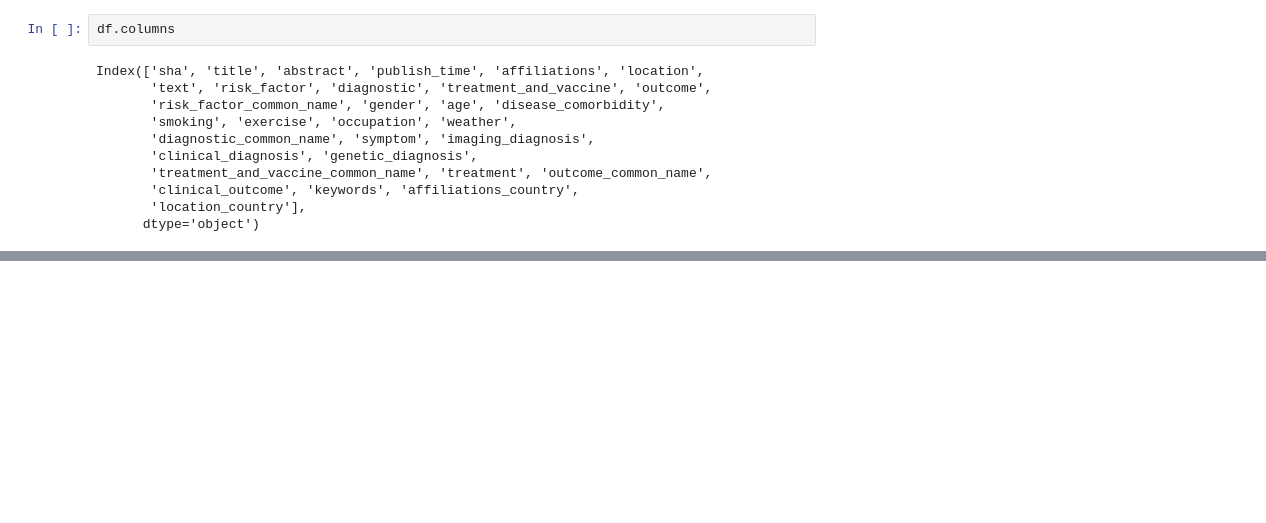
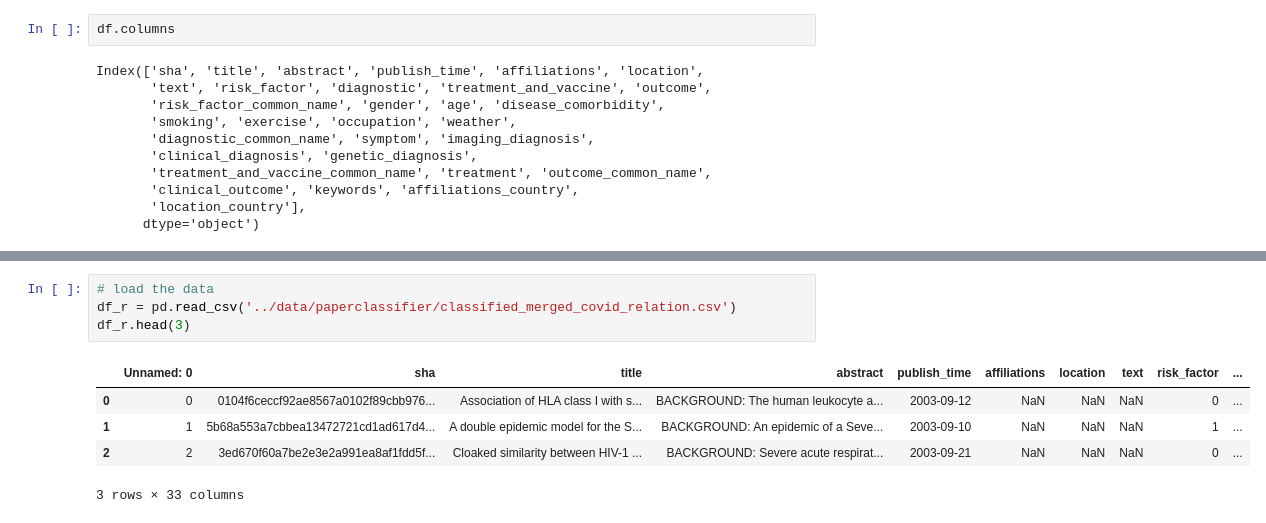
Before and after one commit to panas89/coronaBreakSuck2020, a Jupyter notebook: notebooks/main_kch_relation_extraction.ipynb, the cells around one changed output, grey strips where cells are left out. Drawn from its saved outputs; the diff is of its cells as text; blank space fills up the shorter version.

Commit message:
Finish the relation extraction

```diff
--- a/notebooks/main_kch_relation_extraction.ipynb
+++ b/notebooks/main_kch_relation_extraction.ipynb
@@ -86,0 +100,10 @@ df.iloc[0]['abstract']
+# %%
+# load the data
+df_r = pd.read_csv('../data/paperclassifier/classified_merged_covid_relation.csv')
+df_r.head(3)
+# %% [output]
+|  | Unnamed: 0 | sha | title | abstract | publish_time | affiliations | location | text | risk_factor | ... |
+| 0 | 0 | 0104f6ceccf92ae8567a0102f89cbb976... | Association of HLA class I with s... | BACKGROUND: The human leukocyte a... | 2003-09-12 | NaN | NaN | NaN | 0 | ... |
+| 1 | 1 | 5b68a553a7cbbea13472721cd1ad617d4... | A double epidemic model for the S... | BACKGROUND: An epidemic of a Seve... | 2003-09-10 | NaN | NaN | NaN | 1 | ... |
+| 2 | 2 | 3ed670f60a7be2e3e2a991ea8af1fdd5f... | Cloaked similarity between HIV-1 ... | BACKGROUND: Severe acute respirat... | 2003-09-21 | NaN | NaN | NaN | 0 | ... |
+3 rows × 33 columns
```
Also changed, not shown: parts of 16 cells of this notebook, 1 other file.
